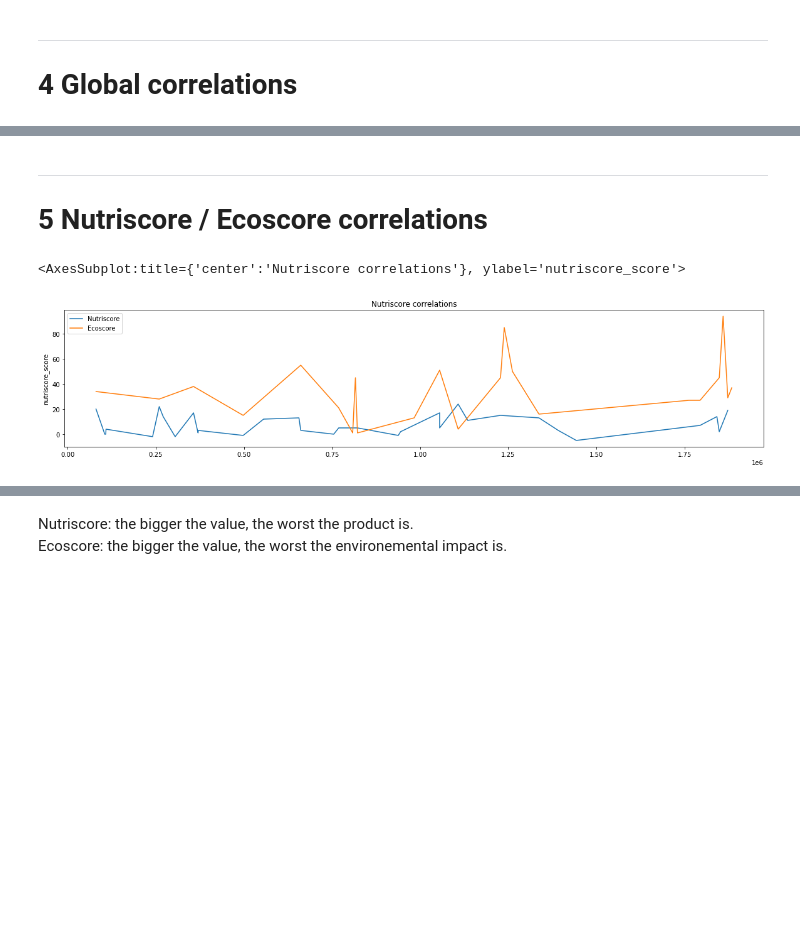
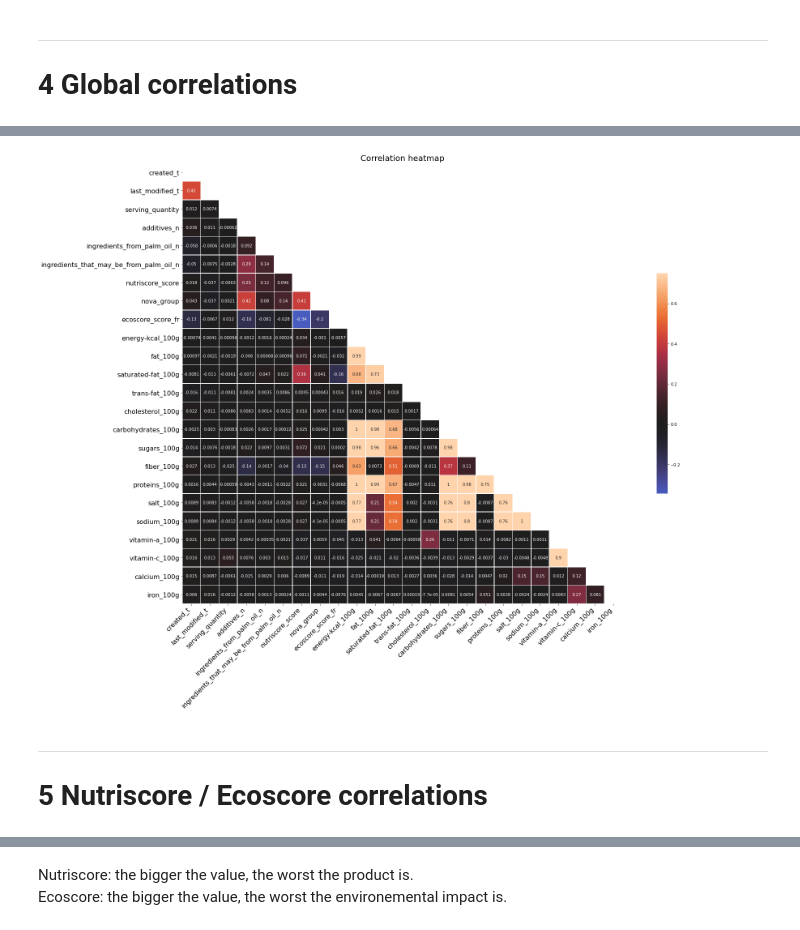
Before and after one commit to curiousmindflow/oc-ml-p2, a Jupyter notebook: exploration.ipynb, the cells around one changed output, grey strips where cells are left out. Cells and saved outputs as stored; diff of their text form; code cells hidden in the pictures; blank space fills up the shorter version.

```diff
--- a/exploration.ipynb
+++ b/exploration.ipynb
@@ -60,13 +35,7 @@ qkml.plot.correlation_heatmap(corr)
+# %%
+correlation_heatmap(data)
+# %% [output]
+[figure, added]
 # %% [markdown]
 ***
 # 5 Nutriscore / Ecoscore correlations
-# %%
-plt.figure(figsize=(20, 4))
-
-plt.title("Nutriscore correlations")
-
-sns.lineplot(y=data.nutriscore_score[::1000], x=data.index[::1000], label="Nutriscore")
-sns.lineplot(y=data.ecoscore_score_fr[::1000], x=data.index[::1000], label="Ecoscore")
-# %% [output]
-<AxesSubplot:title={'center':'Nutriscore correlations'}, ylabel='nutriscore_score'>
-[figure, removed]
```
Also changed, not shown: parts of 46 cells of this notebook, 3 other files.
